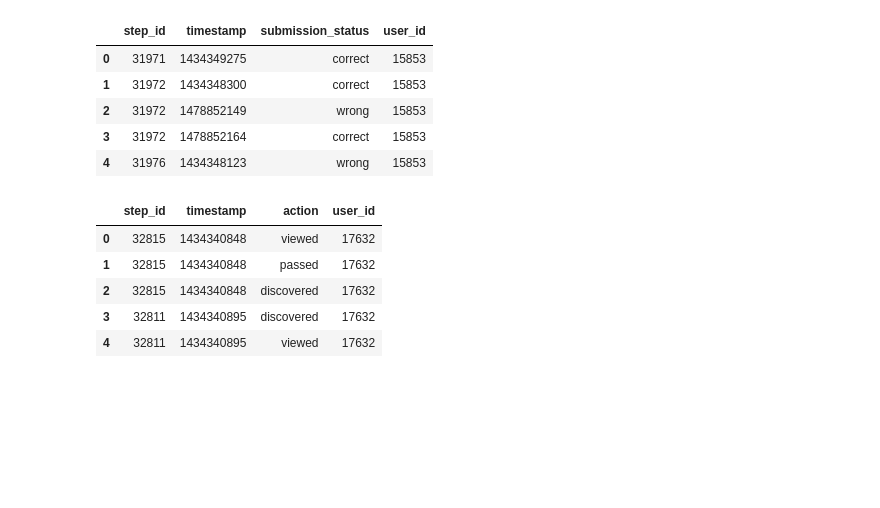
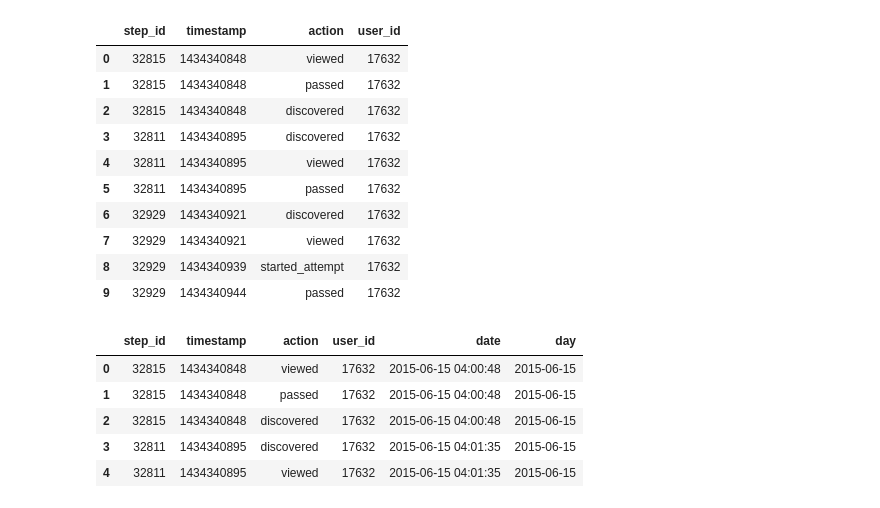
Before and after one commit to svatovay/IntroToDS-ML, a Jupyter notebook: lesson_1.10.ipynb, the cells around one changed output. Saved outputs shown, nothing was run; the diff lists cells and outputs as text; code cells hidden in the pictures; blank space fills up the shorter version.

```diff
--- a/lesson_1.10.ipynb
+++ b/lesson_1.10.ipynb
@@ -4,10 +6,0 @@ import numpy as np
-# %%
-submissions_data_train_df = pd.read_csv('submissions_data_train.csv')
-submissions_data_train_df.head()
-# %% [output]
-|  | step_id | timestamp | submission_status | user_id |
-| 0 | 31971 | 1434349275 | correct | 15853 |
-| 1 | 31972 | 1434348300 | correct | 15853 |
-| 2 | 31972 | 1478852149 | wrong | 15853 |
-| 3 | 31972 | 1478852164 | correct | 15853 |
-| 4 | 31976 | 1434348123 | wrong | 15853 |
@@ -14,10 +9,26 @@ submissions_data_train_df.head()
 # %%
-event_data_train_df = pd.read_csv('event_data_train.csv')
-event_data_train_df.head()
+event_data = pd.read_csv('event_data_train.csv')
+event_data.head(10)
 # %% [output]
 |  | step_id | timestamp | action | user_id |
 | 0 | 32815 | 1434340848 | viewed | 17632 |
 | 1 | 32815 | 1434340848 | passed | 17632 |
 | 2 | 32815 | 1434340848 | discovered | 17632 |
 | 3 | 32811 | 1434340895 | discovered | 17632 |
 | 4 | 32811 | 1434340895 | viewed | 17632 |
+| 5 | 32811 | 1434340895 | passed | 17632 |
+| 6 | 32929 | 1434340921 | discovered | 17632 |
+| 7 | 32929 | 1434340921 | viewed | 17632 |
+| 8 | 32929 | 1434340939 | started_attempt | 17632 |
+| 9 | 32929 | 1434340944 | passed | 17632 |
+# %%
+event_data['date'] = pd.to_datetime(event_data.timestamp, unit='s')
+event_data['day'] = event_data.date.dt.date
+event_data.head()
+# %% [output]
+|  | step_id | timestamp | action | user_id | date | day |
+| 0 | 32815 | 1434340848 | viewed | 17632 | 2015-06-15 04:00:48 | 2015-06-15 |
+| 1 | 32815 | 1434340848 | passed | 17632 | 2015-06-15 04:00:48 | 2015-06-15 |
+| 2 | 32815 | 1434340848 | discovered | 17632 | 2015-06-15 04:00:48 | 2015-06-15 |
+| 3 | 32811 | 1434340895 | discovered | 17632 | 2015-06-15 04:01:35 | 2015-06-15 |
+| 4 | 32811 | 1434340895 | viewed | 17632 | 2015-06-15 04:01:35 | 2015-06-15 |
```
Also changed, not shown: parts of 4 cells of this notebook.
